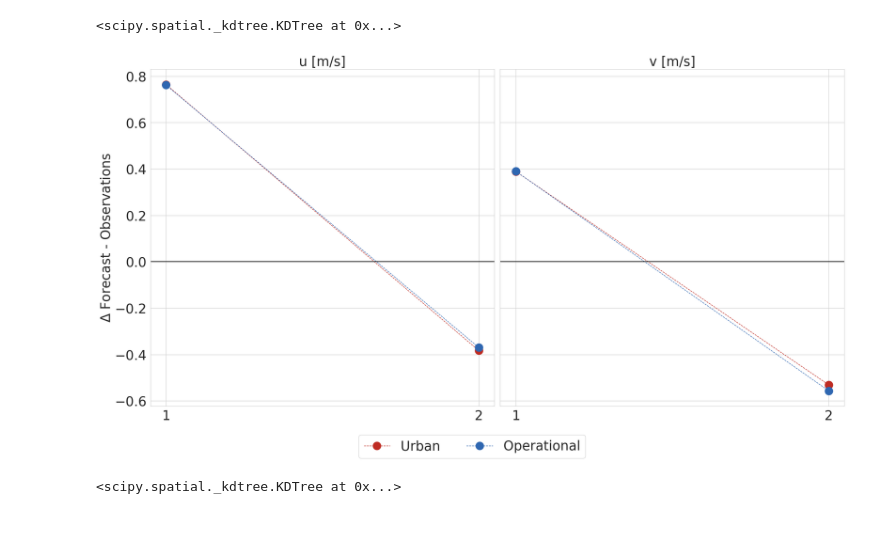
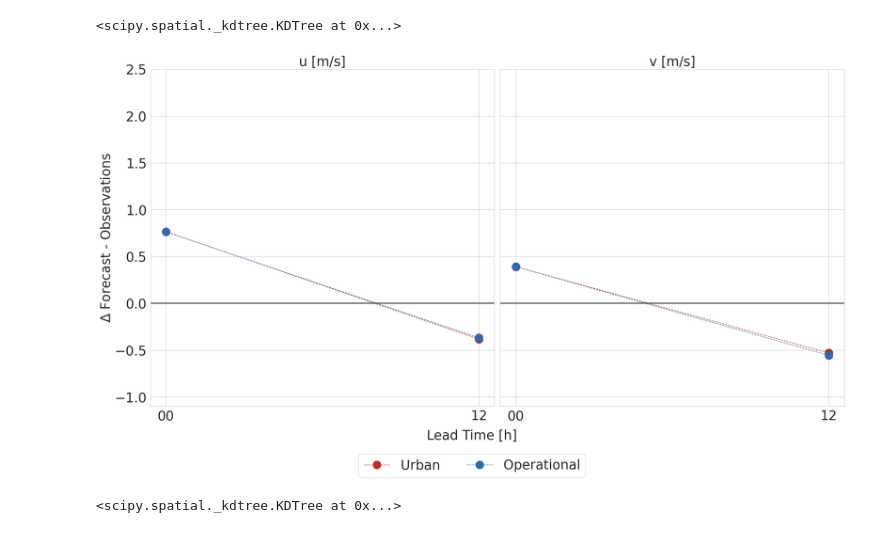
Before and after one commit to maymeret/master_thesis, a Jupyter notebook: verification.ipynb, the cells around one changed output. Drawn from its saved outputs; the diff is of its cells as text; code cells hidden in the pictures.

```diff
--- a/verification.ipynb
+++ b/verification.ipynb
@@ -207,15 +231,18 @@ for i, x_value in enumerate(x):
     ax[i].set_title(varno[i])
  #   ax[-1].legend()
     ax[i].set_xticks([1, 2])
-    ax[i].set_xticklabels(['1', '2'])
+    ax[i].set_xticklabels(['00', '12'])
     ax[i].grid(True)
     ax[i].axhline(y=0, color='black', linestyle='-')
+    ax[i].set_ylim(-0.1, 0.3)
 
 ax[0].set_ylabel('$\Delta$ Forecast - Observations')
 #ax[-1].legend(loc='upper center', bbox_to_anchor=(0, -0.8), ncol=2)
 
 handles, labels = ax[0].get_legend_handles_labels()
-fig.legend(handles, labels, loc='upper center', bbox_to_anchor=(0.5, 0), ncol=2)
+fig.legend(handles, labels, loc='upper center', bbox_to_anchor=(0.5, -0.05), ncol=2)
+fig.text(0.5, -0.03, 'Lead Time [h]', ha='center', fontsize=25)
+
 
 
 plt.tight_layout()
@@ -240,6 +267,10 @@ varno = ['Geopotential [$(m/s)^2$]', 'T [K]', 'u [m/s]', 'v [m/s]', 'RH [%]']
 
 # Define four distinct colors forming two pairs
 colors = ['#51F8D4', '#FF9C31', '#5358F3', '#E63939']
+
+xlim_start = [-3, -1, -3.5, -3.5, -.12]
+xlim_end = [2, 1, 3.5, 3.5, .12]
+
 
 fig, ax = plt.subplots(1, len(x), figsize=(20, 10), sharey=True)
 
@@ -269,6 +300,9 @@ for i, x_value in enumerate(x):
     # Add vertical line at x = 0
     ax[i].axvline(0, color='black', linewidth=2)
 
+for i, x_value in enumerate(x):
+    ax[i].set_xlim(xlim_start[i], xlim_end[i])
+
 ax[0].set_ylabel('Pressure [hPa]')
 
 ax[-1].legend(loc='upper center', bbox_to_anchor=(-2, -.1), ncol=2)
@@ -411,15 +446,18 @@ for i, x_value in enumerate(x):
     ax[i].set_title(varno[i])
  #   ax[-1].legend()
     ax[i].set_xticks([1, 2])
-    ax[i].set_xticklabels(['1', '2'])
+    ax[i].set_xticklabels(['00', '12'])
     ax[i].grid(True)
     ax[i].axhline(y=0, color='black', linestyle='-')
+    ax[i].set_ylim(-1.1, 2.5)
 
 ax[0].set_ylabel('$\Delta$ Forecast - Observations')
 #ax[-1].legend(loc='upper center', bbox_to_anchor=(0, -0.8), ncol=2)
 
 handles, labels = ax[0].get_legend_handles_labels()
-fig.legend(handles, labels, loc='upper center', bbox_to_anchor=(0.5, 0), ncol=2)
+
+fig.legend(handles, labels, loc='upper center', bbox_to_anchor=(0.5, -0.05), ncol=2)
+fig.text(0.5, -0.03, 'Lead Time [h]', ha='center', fontsize=25)
 
 
 plt.tight_layout()
@@ -440,6 +478,9 @@ varno = ['Geopotential [$(m/s)^2$]', 'T [K]', 'u [m/s]', 'v [m/s]', 'RH [%]']
 
 # Define four distinct colors forming two pairs
 colors = ['#51F8D4', '#FF9C31', '#5358F3', '#E63939']
+
+xlim_start = [-3, -1, -3.5, -3.5, -.12]
+xlim_end = [2, 1, 3.5, 3.5, .12]
 
 fig, ax = plt.subplots(1, len(x), figsize=(20, 10), sharey=True)
 
@@ -469,6 +510,9 @@ for i, x_value in enumerate(x):
     # Add vertical line at x = 0
     ax[i].axvline(0, color='black', linewidth=2)
 
+for i, x_value in enumerate(x):
+    ax[i].set_xlim(xlim_start[i], xlim_end[i])
+
 ax[0].set_ylabel('Pressure [hPa]')
 
 ax[-1].legend(loc='upper center', bbox_to_anchor=(-2, -.1), ncol=2)
@@ -576,39 +620,38 @@ for i, x_value in enumerate(x):
     opr_00_data = (dataset['operational_00h'].veri_data[6, :].where(dataset['operational_00h'].varno == x_value).mean() -
                   dataset['operational_00h'].obs.where(dataset['operational_00h'].varno == x_value).mean())
     opr_12_data = (dataset['operational_12h'].veri_data[5, :].where(dataset['operational_12h'].varno == x_value).mean() -
                   dataset['operational_12h'].obs.where(dataset['operational_12h'].varno == x_value).mean())
 
     opr_00_3hlt = (dataset['operational_00h'].veri_data[0, :].where(dataset['operational_00h'].varno == x_value).mean() -
                   dataset['operational_00h'].obs.where(dataset['operational_00h'].varno == x_value).mean())
 
     opr_12_3hlt = (dataset['operational_12h'].veri_data[0, :].where(dataset['operational_12h'].varno == x_value).mean() -
                   dataset['operational_12h'].obs.where(dataset['operational_12h'].varno == x_value).mean())
 
     ax[i].plot([1, 2], [urb_00_data, urb_12_data], marker='o', markersize = 15, color='#BF2C23', linestyle='--', linewidth=1, label='Urban')
     ax[i].plot([1, 2], [opr_00_data, opr_12_data], marker='o', markersize = 15, color='#2F67B1', linestyle='--', linewidth=1, label='Operational')
-#    ax[i].plot([1, 2], [opr_12_3hlt, opr_24_3hlt], marker='o', color='r', linestyle='--', linewidth=3, label='Operational 3h leadtime')
-#    ax[i].set_ylabel(f'$\Delta$ Forecast - Observations [{y_label[i]}]')
 
     ax[i].set_title(varno[i])
- #   ax[-1].legend()
     ax[i].set_xticks([1, 2])
-    ax[i].set_xticklabels(['1', '2'])
+    ax[i].set_xticklabels(['00', '12'])
     ax[i].grid(True)
     ax[i].axhline(y=0, color='black', linestyle='-')
+    ax[i].set_ylim(-1.1, 2.5)
 
 ax[0].set_ylabel('$\Delta$ Forecast - Observations')
 #ax[-1].legend(loc='upper center', bbox_to_anchor=(0, -0.8), ncol=2)
 
 handles, labels = ax[0].get_legend_handles_labels()
-fig.legend(handles, labels, loc='upper center', bbox_to_anchor=(0.5, 0), ncol=2)
+fig.legend(handles, labels, loc='upper center', bbox_to_anchor=(0.5, -0.05), ncol=2)
+fig.text(0.5, -0.03, 'Lead Time [h]', ha='center', fontsize=25)
 
 
 plt.tight_layout()
 plt.savefig('../plots_2024/verification/verification_cities_PILOT_2022.jpeg', dpi=300, bbox_inches='tight')
 
 plt.show()
 # %% [output]
-[figure, old version]
+[figure, new version]
 # %%
 #define K-D tree for the SYNOP 00 data
 
```
Also changed, not shown: parts of 10 cells of this notebook, 10 other files.
